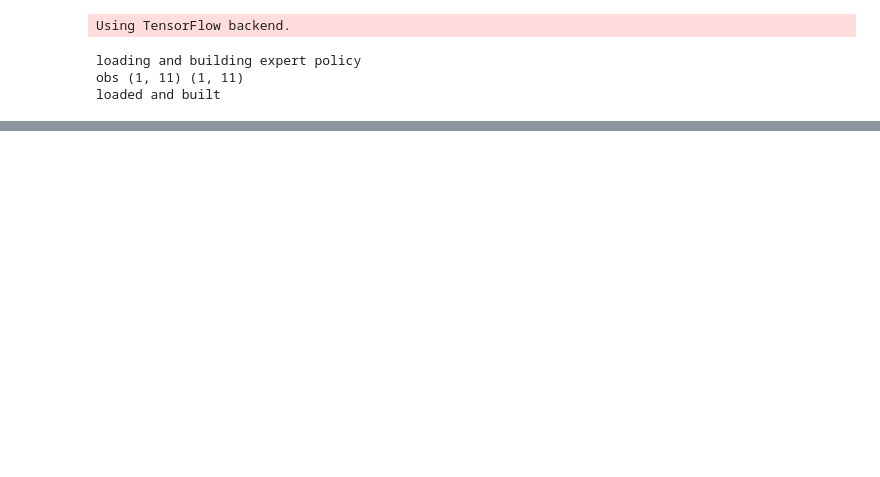
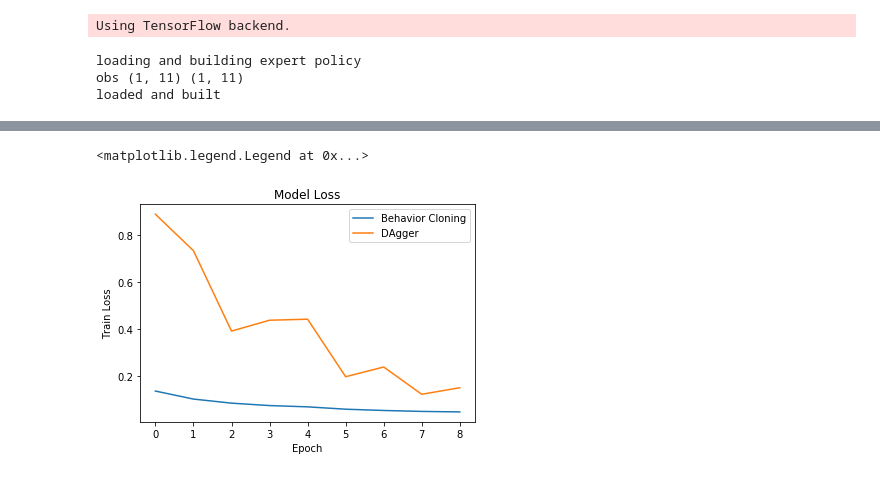
Before and after one commit to HRZaheri/DeepRL-UCB2017-Homework, a Jupyter notebook: hw1/HW1.ipynb, the cells around one changed output, grey strips where cells are left out. Drawn from its saved outputs; the diff is of its cells as text; code cells hidden in the pictures; blank space fills up the shorter version.

```diff
--- a/hw1/HW1.ipynb
+++ b/hw1/HW1.ipynb
@@ -193,8 +227,10 @@ Training loss at last epoch 0.126318
 # %%
+# Train Behavior Cloning Agent
 stimulator.reset()
-for i in range(0, 10):
-    # Behavior Cloning
-    print("iter %i" % i)
+agent_bclone.clear_training_history()
+for i in range(2, 11):
+    print("Train Behavior Cloning, iter %i" % i)
+    _ = stimulator.stimulate(agent_bclone, max_steps=args.max_timesteps, num_rollouts=args.num_rollouts, render=False, verbose=args.verbose)
     training_data = stimulator.stimulate(expert, max_steps=args.max_timesteps, num_rollouts=args.num_rollouts, render=False, verbose=0)
-    agent.train(training_data, batch_size=512, epochs=50, verbose=0)
+    agent_bclone.train(training_data, batch_size=args.batch_size, epochs=args.epochs, verbose=0)
 # %% [output]
@@ -219,9 +256,10 @@ Training loss at last epoch 0.026545
 # %%
+# Train DAgger Agent
 stimulator.reset()
-for i in range(0, 20):
-    # DAgger
-    print("iter %i" % i)
-    (stimulated_env, _) = stimulator.stimulate(agent_dagger, max_steps=args.max_timesteps, num_rollouts=args.num_rollouts, render=False, verbose=0)
+for i in range(2, 11):
+    print("Train with DAgger, iter %i" % i)
+    (stimulated_env, _) = stimulator.stimulate(agent_dagger, max_steps=args.max_timesteps, num_rollouts=args.num_rollouts, render=False, verbose=args.verbose)
     labels = stimulator.label_obs(expert, stimulated_env)
-    agent_dagger.train((stimulated_env, labels), batch_size=512, epochs=50, verbose=0)
+    with stimulator.session.as_default():
+        agent_dagger.train((stimulated_env, labels), batch_size=args.batch_size, epochs=args.epochs, verbose=0)
 # %% [output]
@@ -245,0 +285,8 @@ Training loss at last epoch 0.004807
+# %%
+ax2 = gen_new_plot('Model Loss', 'Train Loss', 'Epoch')
+ax2.plot(agent_bclone.history, label='Behavior Cloning')
+ax2.plot(agent_dagger.history, label='DAgger')
+ax2.legend()
+# %% [output]
+<matplotlib.legend.Legend at 0x...>
+[figure, added]
```
Also changed, not shown: parts of 14 cells of this notebook.
